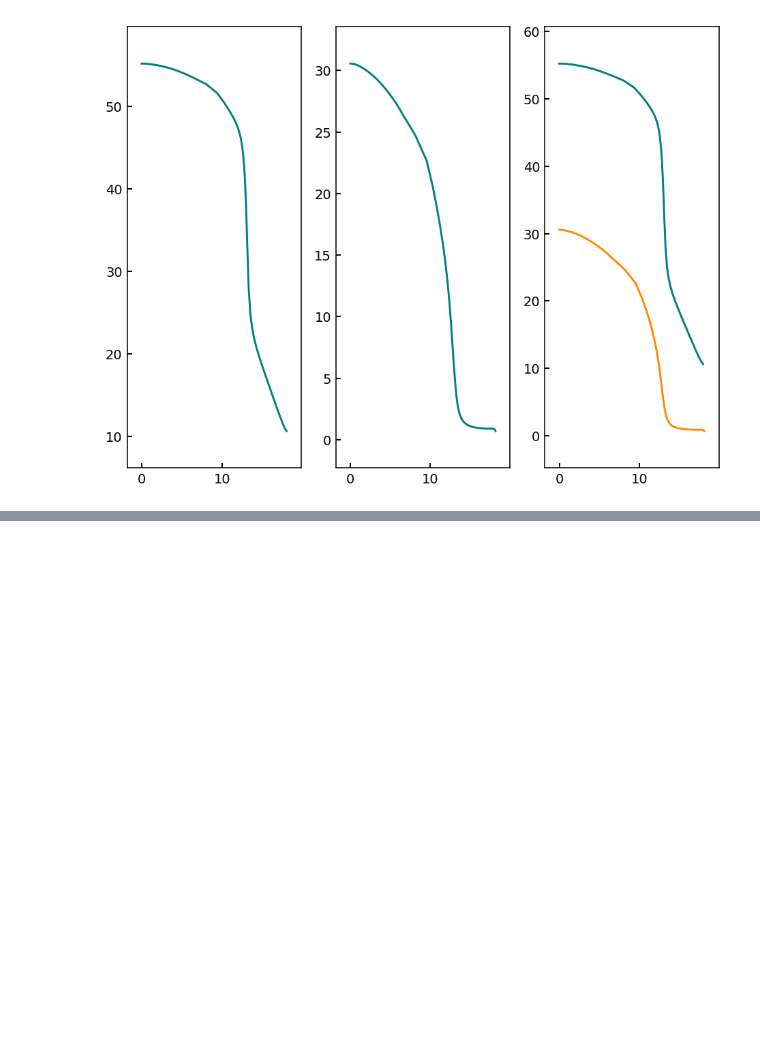
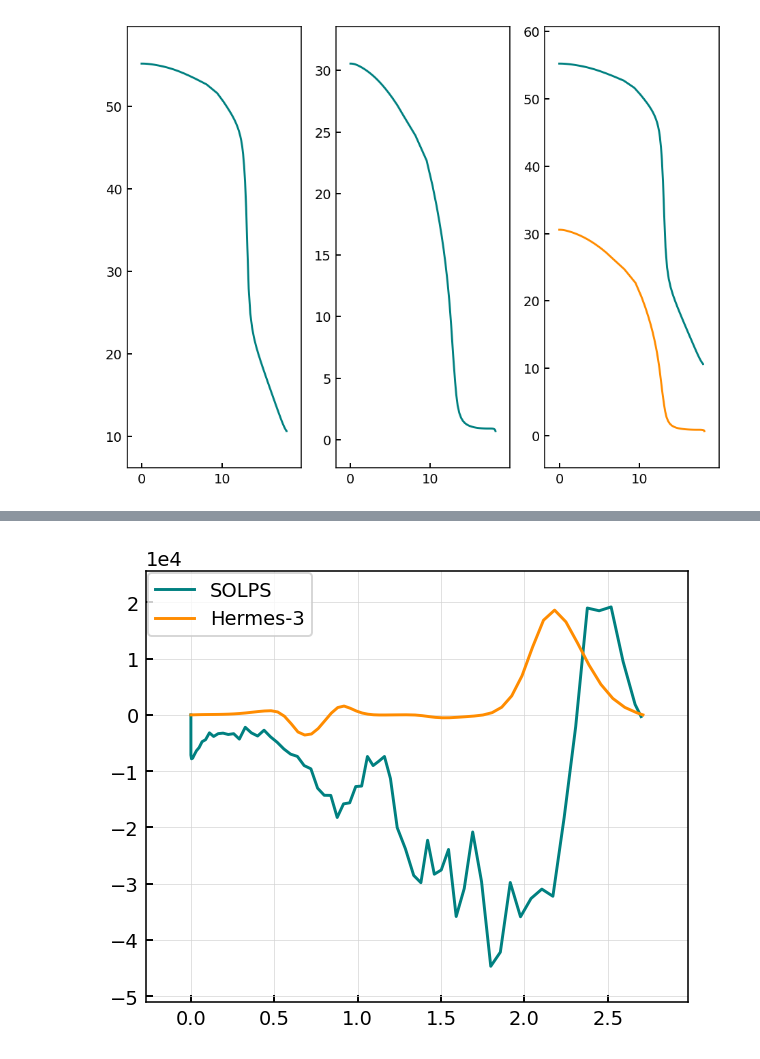
Before and after one commit to sun51027/hermes3-2dplots, a Jupyter notebook: plot_solps_balance.ipynb, the cells around one changed output, grey strips where cells are left out. Cells and saved outputs as stored; diff of their text form; code cells hidden in the pictures; blank space fills up the shorter version.

```diff
--- a/plot_solps_balance.ipynb
+++ b/plot_solps_balance.ipynb
@@ -271,0 +364,19 @@ bal.plot_selection(outer)
+# %%
+bal.bal["pfluxa"] = pfluxa_padded
+# SOLPS
+dsolps = bal.get_1d_poloidal_data(params=["Nd","pfluxa"], region="outer_lower", sepadd=1, target_first=1)
+dsolps["Vd"]=dsolps["pfluxa"]/dsolps["Nd"]
+
+# Hermes-3
+ds = cs["neutralimit_gcc12_9497476"].ds.isel(t=-1)
+dhermes = get_1d_poloidal_data(ds, params=["Nd", "Vd","Bpxy","Bxy"], region="outer_lower", sepadd=1, target_first=1)
+dhermes["Vd_pol"]=dhermes["Vd"]*abs(dhermes["Bpxy"] / abs(dhermes["Bxy"]))
+
+fig, ax = plt.subplots()
+ax.plot(dsolps["Spol"], dsolps["Vd"], label="SOLPS")
+ax.plot(dhermes["Spol"], dhermes["Vd_pol"], label="Hermes-3")
+ax.legend()
+ax.grid(alpha=0.7)
+plt.show()
+# %% [output]
+[figure, added]
```
Also changed, not shown: parts of 4 cells of this notebook, 10 other files.
